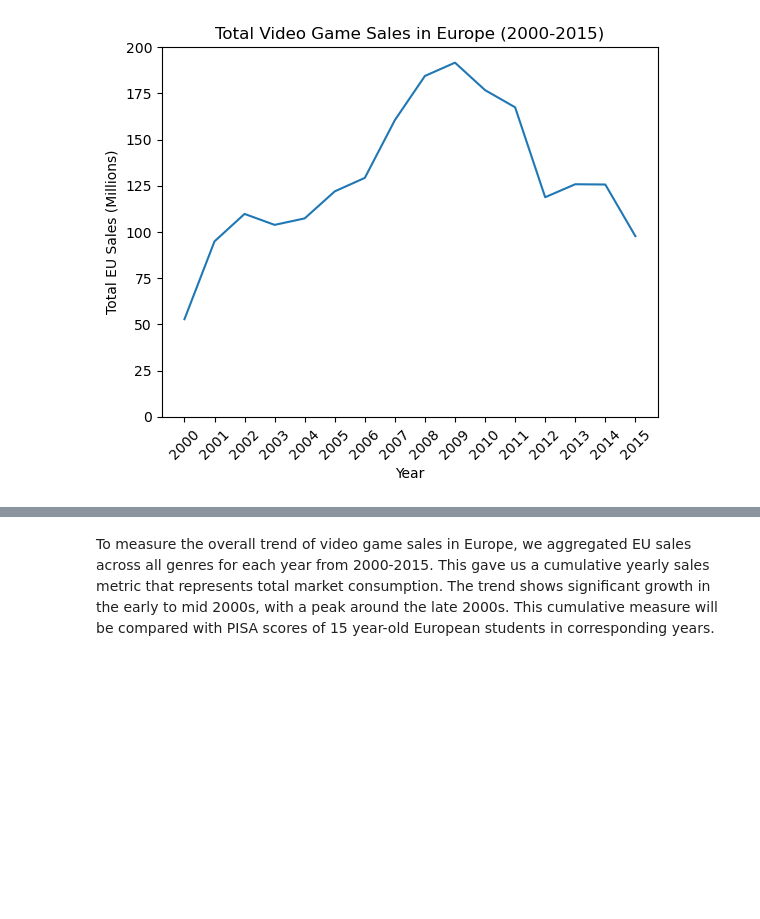
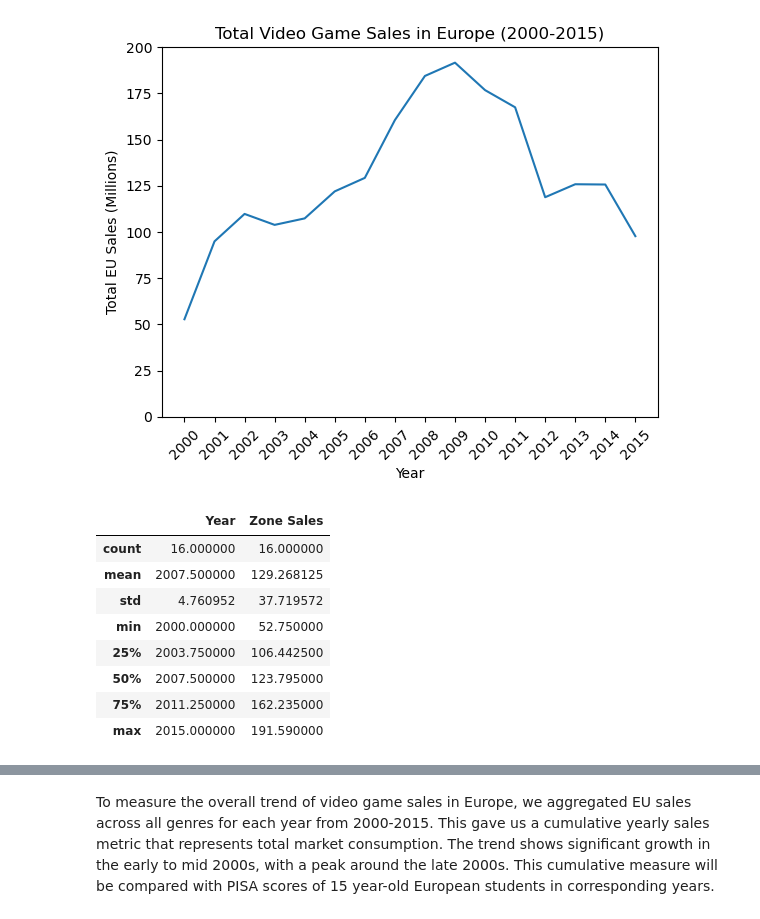
Before and after one commit to COGS108/Group037_WI26, a Jupyter notebook: 02-EDACheckpoint.ipynb, the cells around one changed output, grey strips where cells are left out. Cells and saved outputs as stored; diff of their text form; code cells hidden in the pictures; blank space fills up the shorter version.

```diff
--- a/02-EDACheckpoint.ipynb
+++ b/02-EDACheckpoint.ipynb
@@ -407,3 +388,15 @@ plt.ylim(0,200)
 plt.show()
 # %% [output]
 [figure]
+# %%
+yearly_sales.describe()
+# %% [output]
+|  | Year | Zone Sales |
+| count | 16.000000 | 16.000000 |
+| mean | 2007.500000 | 129.268125 |
+| std | 4.760952 | 37.719572 |
+| min | 2000.000000 | 52.750000 |
+| 25% | 2003.750000 | 106.442500 |
+| 50% | 2007.500000 | 123.795000 |
+| 75% | 2011.250000 | 162.235000 |
+| max | 2015.000000 | 191.590000 |
```
Also changed, not shown: parts of 3 cells of this notebook.
